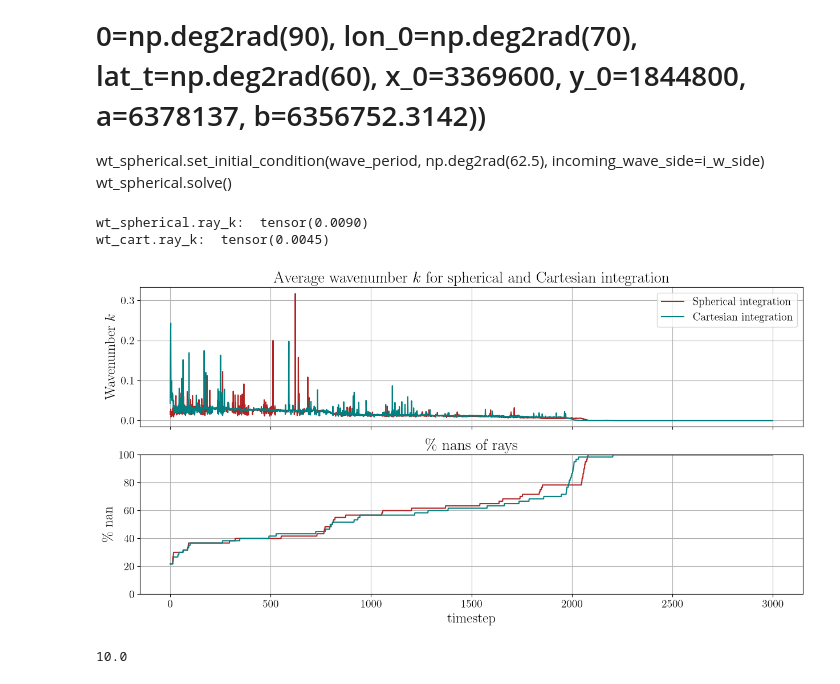
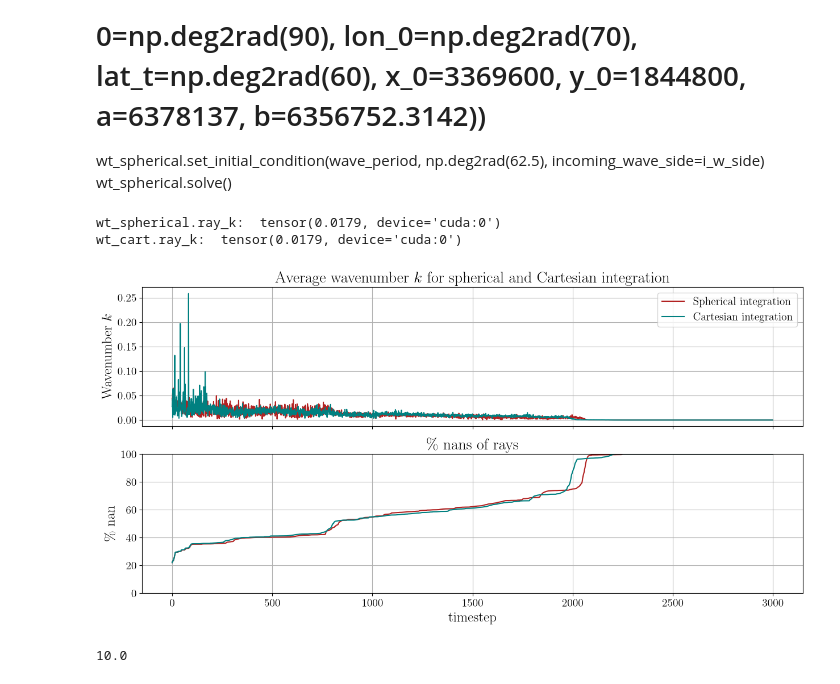
Before and after one commit to OneBoot/ocean_wave_tracing-torch-, a Jupyter notebook: notebooks/Nik_Spherical_vs_Cartesian_test.ipynb, the cells around one changed output. Drawn from its saved outputs; the diff is of its cells as text; code cells hidden in the pictures.

Commit message:
Some minor optimization and device consistency

```diff
--- a/notebooks/Nik_Spherical_vs_Cartesian_test.ipynb
+++ b/notebooks/Nik_Spherical_vs_Cartesian_test.ipynb
@@ -150,7 +150,7 @@ Y = dataset.Y.data
 nx = len(X)
 ny = len(Y)
 dx=dy=X[1]-X[0]
-nb_wave_rays = 60#550#nx
+nb_wave_rays = 8000#550#nx
 T = 50000
 nt = 3000 # 1500
 wave_period = 15 #s
@@ -195,7 +195,7 @@ wt_cart = Wave_tracing(U=lofoten_u.rename({'X': 'x', 'Y': 'y'}), V=lofoten_v.ren
                        dx=dx, dy=dy, nb_wave_rays=nb_wave_rays,
                        domain_X0=X0, domain_XN=XN, domain_Y0=Y0, domain_YN=YN,
                        metric=CartesianMetric(), projection=Identity(),
-                       d_cutoff=10)
+                       d_cutoff=10, device=torch.device("cuda"))
 
 wt_cart.set_initial_condition(wave_period, theta0, incoming_wave_side=i_w_side)
 
@@ -212,7 +212,7 @@ wt_spherical = Wave_tracing(U=lofoten_u.rename({'X': 'x', 'Y': 'y'}), V=lofoten_
                             T=T, d=lofoten_h,
                             dx=dx,dy=dy, nb_wave_rays=nb_wave_rays,
                             domain_X0=X0, domain_XN=XN, domain_Y0=Y0, domain_YN=YN,
-                            metric=SphericalMetric(), projection=projection, d_cutoff=10)
+                            metric=SphericalMetric(), projection=projection, d_cutoff=10, device=torch.device("cuda"))
 
 
 wt_spherical.set_initial_condition(wave_period, np.deg2rad(62.5), incoming_wave_side=i_w_side)
@@ -241,30 +241,30 @@ wt_spherical.solve()
 # %%
 print("wt_spherical.ray_k: ", torch.nanmean(wt_spherical.ray_k))
 
 print("wt_cart.ray_k: ", torch.nanmean(wt_cart.ray_k))
 
 fig, ax = plt.subplots(2,1,figsize=(15,7), sharex=True)
 ax[0].set_title("Average wavenumber $k$ for spherical and Cartesian integration")
-ax[0].plot(torch.nanmean(wt_spherical.ray_k, dim=0), color="firebrick", label="Spherical integration")
-ax[0].plot(torch.nanmean(wt_cart.ray_k, dim=0), color="teal", label="Cartesian integration")
+ax[0].plot(torch.nanmean(wt_spherical.ray_k.cpu(), dim=0), color="firebrick", label="Spherical integration")
+ax[0].plot(torch.nanmean(wt_cart.ray_k.cpu(), dim=0), color="teal", label="Cartesian integration")
 ax[0].set_ylabel("Wavenumber $k$")
 ax[0].legend()
 ax[0].grid()
 
 spherical_nans = [100*torch.isnan(wt_spherical.ray_k[...,i]).sum().item()/nb_wave_rays for i in range(0,wt_spherical.ray_k.shape[1])]
 cartesian_nans = [100*torch.isnan(wt_cart.ray_k[...,i]).sum().item()/nb_wave_rays for i in range(0,wt_cart.ray_k.shape[1])]
 
 ax[1].set_title("\% nans of rays")
 ax[1].plot(spherical_nans, color="firebrick", label="Spherical integration")
 ax[1].plot(cartesian_nans, color="teal", label="Cartesian integration")
 ax[1].set_ylabel("\% nan")
 ax[1].set_xlabel("timestep")
 ax[1].set_ylim(0,100)
 ax[1].grid()
 # %% [output]
-wt_spherical.ray_k:  tensor(0.0090)
-wt_cart.ray_k:  tensor(0.0045)
+wt_spherical.ray_k:  tensor(0.0179, device='cuda:0')
+wt_cart.ray_k:  tensor(0.0179, device='cuda:0')
-[figure, old version]
+[figure, new version]
 # %%
 proj4 = ("+proj=stere +lat_0=90 +lat_ts=60 +lon_0=70 +x_0=3369600 +y_0=1844800 +a=6378137 +b=6356752.3142 +units=m +no_defs +type=crs") #NK800 #
 lons_wc,lats_wc=wt_cart.to_latlon(proj4)
```
Also changed, not shown: parts of 3 cells of this notebook, 3 other files.
